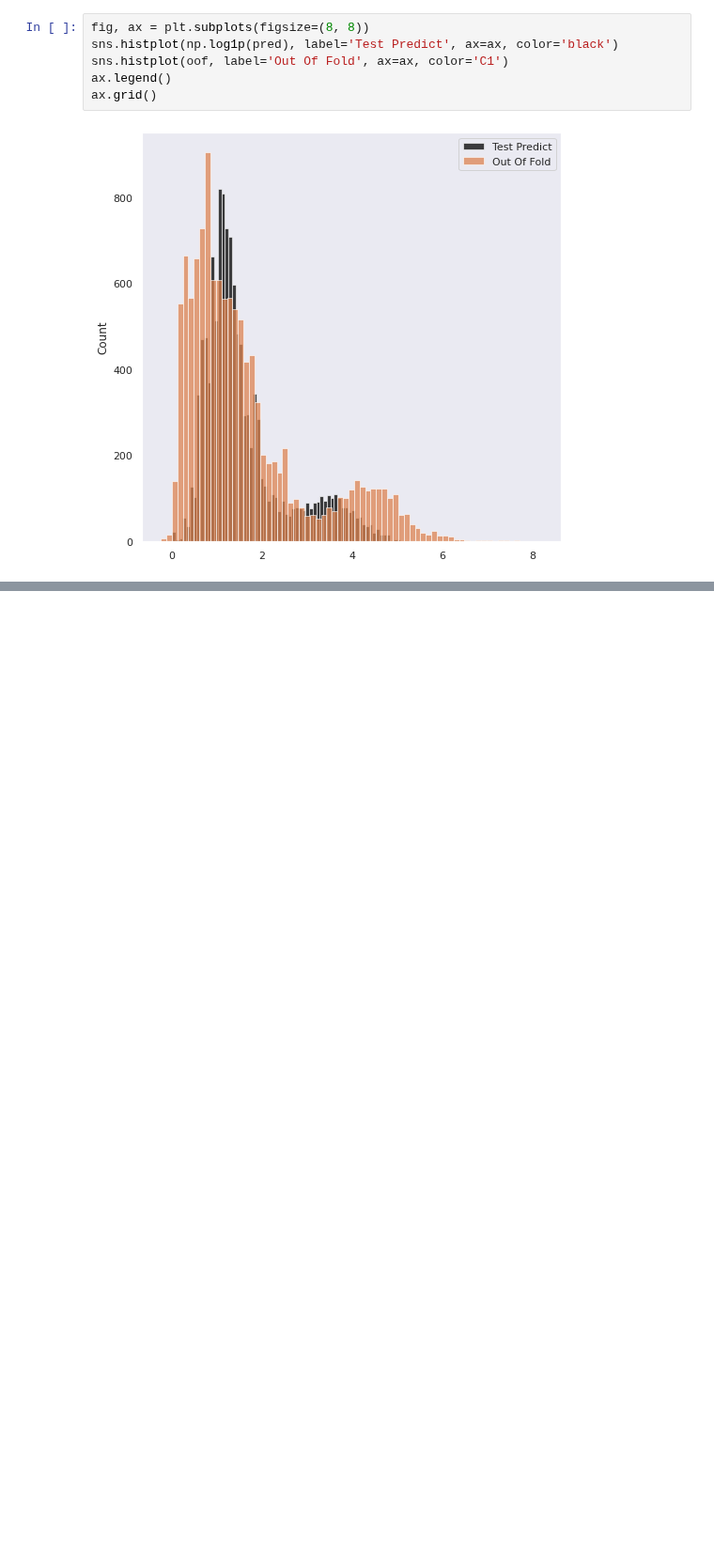
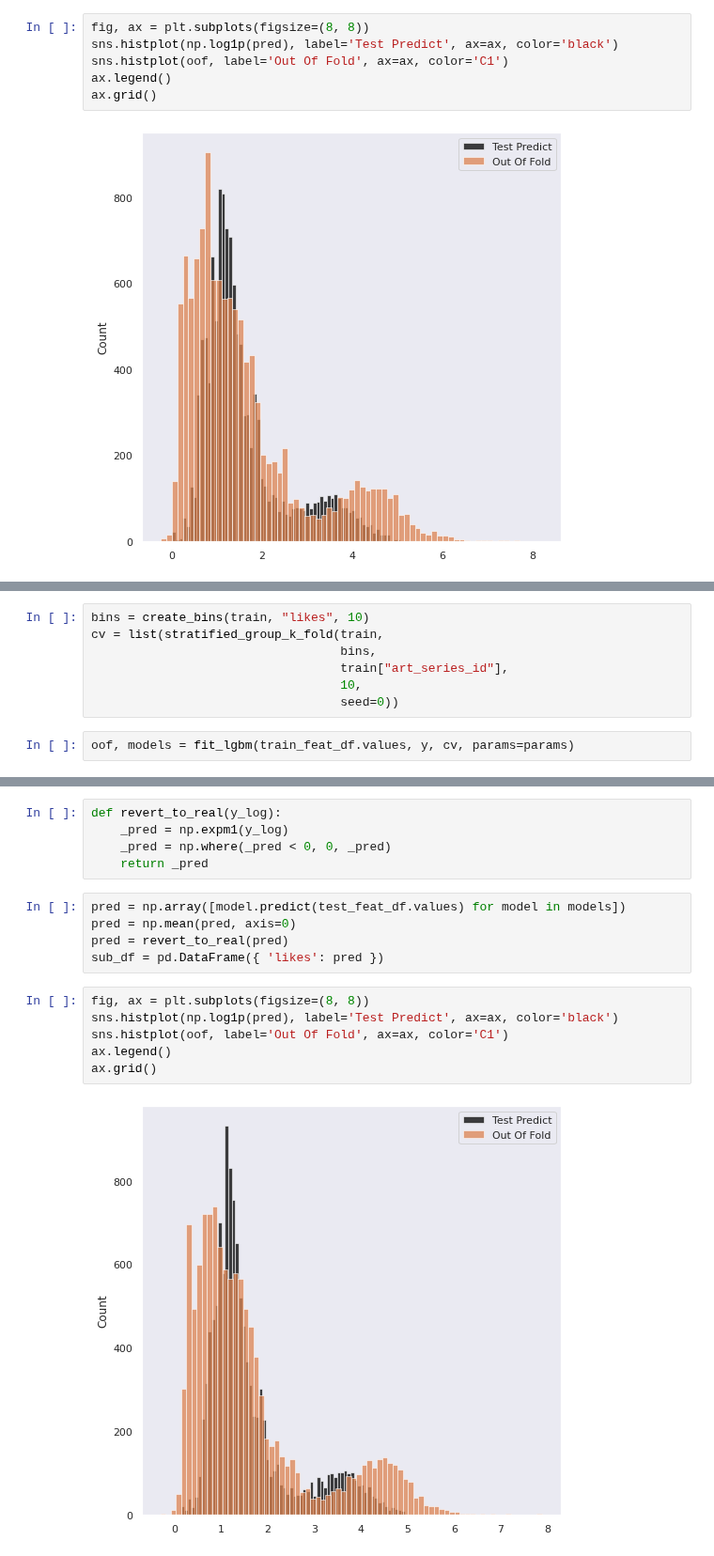
Before and after one commit to ju-ki/atma10, a Jupyter notebook: baseline.ipynb, the cells around one changed output, grey strips where cells are left out. Shown at 94% size. Drawn from its saved outputs; the diff is of its cells as text; blank space fills up the shorter version.

```diff
--- a/baseline.ipynb
+++ b/baseline.ipynb
@@ -471,0 +696,9 @@ ax.grid()
+# %%
+bins = create_bins(train, "likes", 10)
+cv = list(stratified_group_k_fold(train,
+                                  bins,
+                                  train["art_series_id"],
+                                  10,
+                                  seed=0))
+# %%
+oof, models = fit_lgbm(train_feat_df.values, y, cv, params=params)
@@ -471,0 +723,18 @@ ax.grid()
+# %%
+def revert_to_real(y_log):
+    _pred = np.expm1(y_log)
+    _pred = np.where(_pred < 0, 0, _pred)
+    return _pred
+# %%
+pred = np.array([model.predict(test_feat_df.values) for model in models])
+pred = np.mean(pred, axis=0)
+pred = revert_to_real(pred)
+sub_df = pd.DataFrame({ 'likes': pred })
+# %%
+fig, ax = plt.subplots(figsize=(8, 8))
+sns.histplot(np.log1p(pred), label='Test Predict', ax=ax, color='black')
+sns.histplot(oof, label='Out Of Fold', ax=ax, color='C1')
+ax.legend()
+ax.grid()
+# %% [output]
+[figure, added]
```
Also changed, not shown: parts of 9 cells of this notebook.
